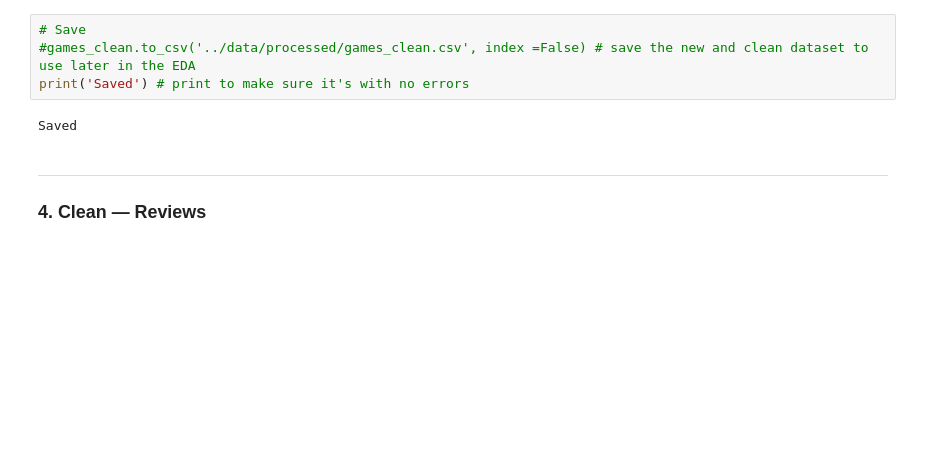
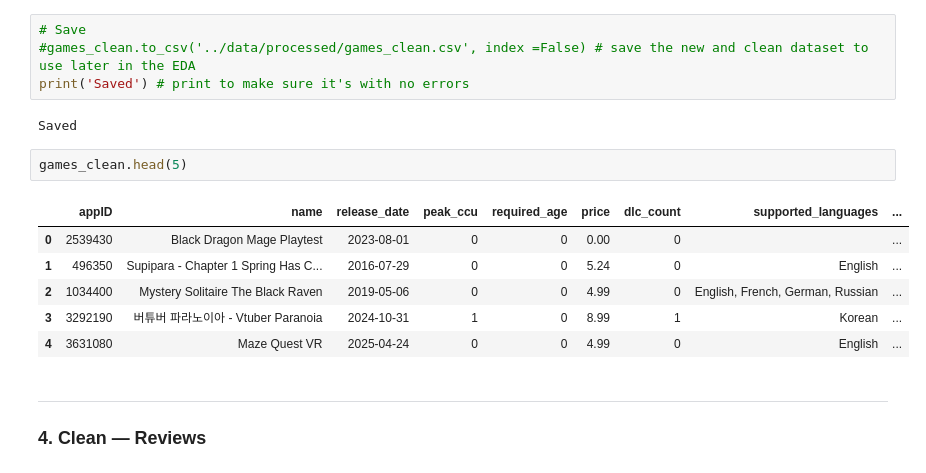
Before and after one commit to EdwinChen18/steam_games_success_analysis, a Jupyter notebook: notebooks/data_cleaning.ipynb, the cells around one changed output. Saved outputs shown, nothing was run; the diff lists cells and outputs as text; blank space fills up the shorter version.

```diff
--- a/notebooks/data_cleaning.ipynb
+++ b/notebooks/data_cleaning.ipynb
@@ -342,6 +342,15 @@ Top 5 by positive (sanity check):
 print('Saved') # print to make sure it's with no errors
 # %% [output]
 Saved
+# %%
+games_clean.head(5)
+# %% [output]
+|  | appID | name | release_date | peak_ccu | required_age | price | dlc_count | supported_languages | ... |
+| 0 | 2539430 | Black Dragon Mage Playtest | 2023-08-01 | 0 | 0 | 0.00 | 0 |  | ... |
+| 1 | 496350 | Supipara - Chapter 1 Spring Has C... | 2016-07-29 | 0 | 0 | 5.24 | 0 | English | ... |
+| 2 | 1034400 | Mystery Solitaire The Black Raven | 2019-05-06 | 0 | 0 | 4.99 | 0 | English, French, German, Russian | ... |
+| 3 | 3292190 | 버튜버 파라노이아 - Vtuber Paranoia | 2024-10-31 | 1 | 0 | 8.99 | 1 | Korean | ... |
+| 4 | 3631080 | Maze Quest VR | 2025-04-24 | 0 | 0 | 4.99 | 0 | English | ... |
 # %% [markdown]
 ---
 ### **4. Clean — Reviews**
```
Also changed, not shown: 4 other files.
